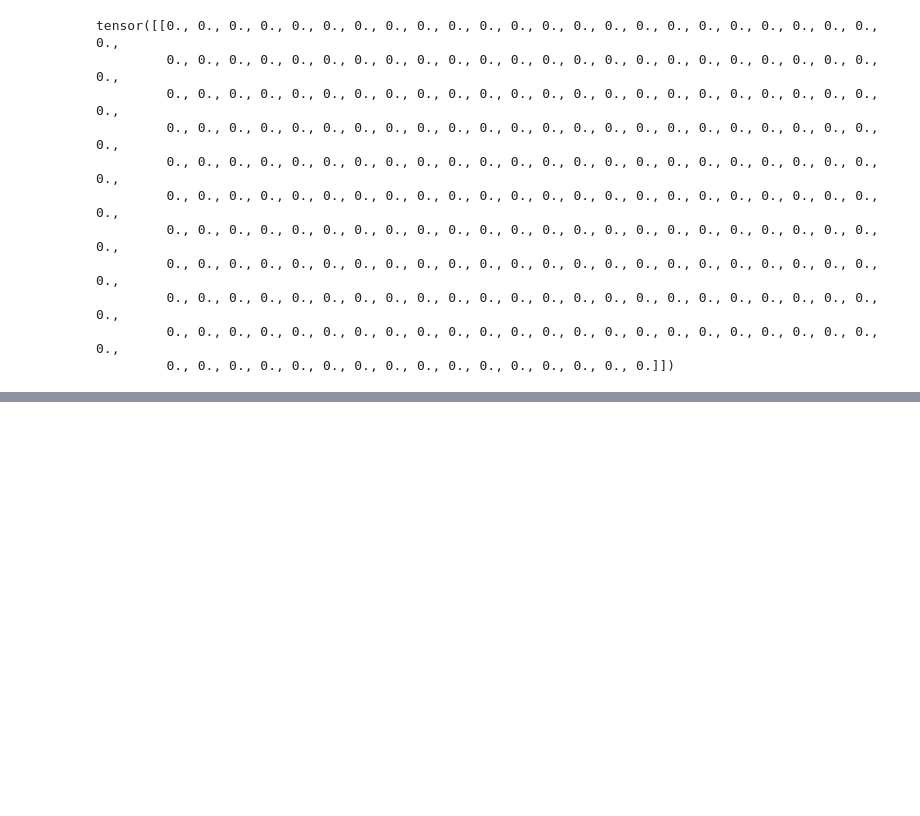
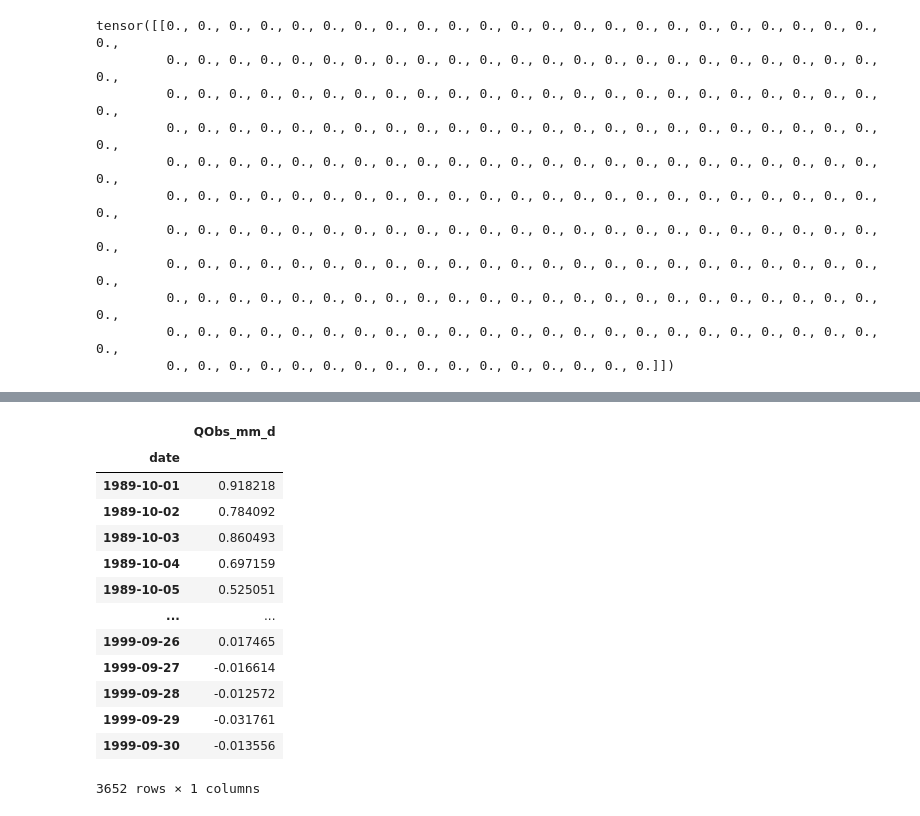
Before and after one commit to DSHydro/NeuralHydrologyAzure, a Jupyter notebook: ensemble_streamflow_prediction/soting_and_retrieving_model_state.ipynb, the cells around one changed output, grey strips where cells are left out. Saved outputs shown, nothing was run; the diff lists cells and outputs as text; code cells hidden in the pictures; blank space fills up the shorter version.

```diff
--- a/ensemble_streamflow_prediction/soting_and_retrieving_model_state.ipynb
+++ b/ensemble_streamflow_prediction/soting_and_retrieving_model_state.ipynb
@@ -485,0 +636,18 @@ tensor([[0., 0., 0., 0., 0., 0., 0., 0., 0., 0., 0., 0., 0., 0., 0., 0., 0., 0.,
+# %%
+pred_complete_run_first=pred_complete_run.loc[dates_first]
+pred_complete_run_first
+# %% [output]
+|  | QObs_mm_d |
+| date |  |
+| 1989-10-01 | 0.918218 |
+| 1989-10-02 | 0.784092 |
+| 1989-10-03 | 0.860493 |
+| 1989-10-04 | 0.697159 |
+| 1989-10-05 | 0.525051 |
+| ... | ... |
+| 1999-09-26 | 0.017465 |
+| 1999-09-27 | -0.016614 |
+| 1999-09-28 | -0.012572 |
+| 1999-09-29 | -0.031761 |
+| 1999-09-30 | -0.013556 |
+3652 rows × 1 columns
```
Also changed, not shown: parts of 29 cells of this notebook, 3 other files.
